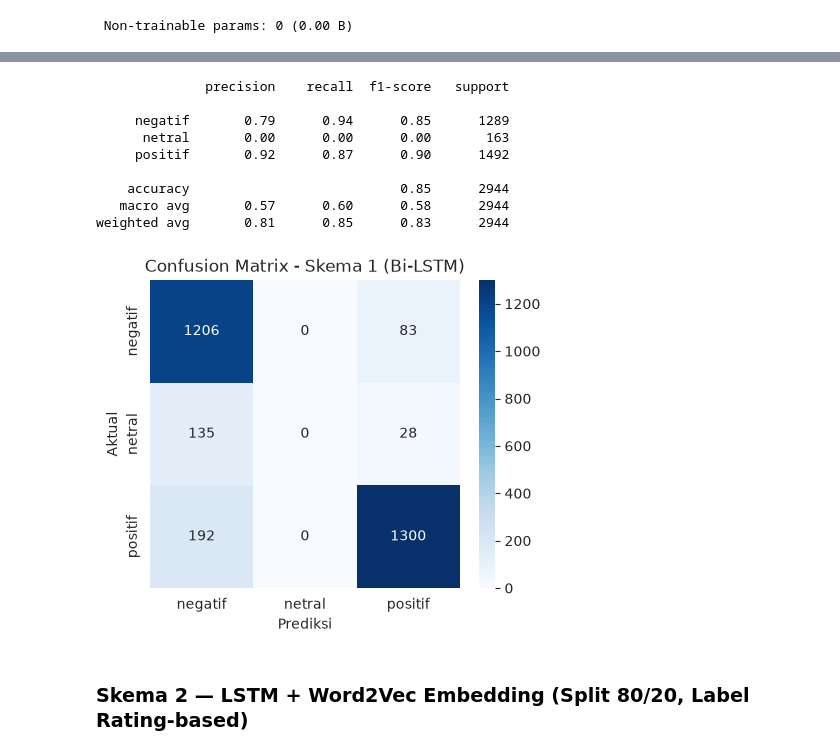
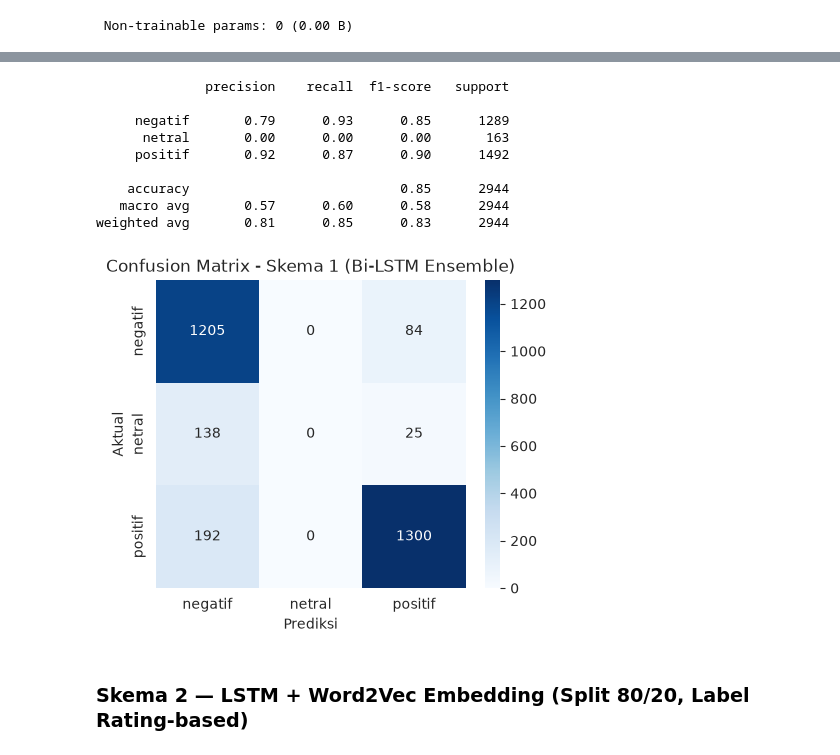
Before and after one commit to Zevhys/dl-1, a Jupyter notebook: notebooks/analisis_sentimen.ipynb, the cells around one changed output, grey strips where cells are left out. Cells and saved outputs as stored; diff of their text form; code cells hidden in the pictures.

```diff
--- a/notebooks/analisis_sentimen.ipynb
+++ b/notebooks/analisis_sentimen.ipynb
@@ -380,14 +396,30 @@ Model: "sequential"
 # %%
-es1 = EarlyStopping(monitor="val_accuracy", mode="max", patience=6, restore_best_weights=True)
-rlr1 = ReduceLROnPlateau(monitor="val_loss", factor=0.5, patience=2, min_lr=1e-5)
+ENSEMBLE_SEEDS = [42, 7, 123]
+train_probs1, test_probs1 = [], []
 
-history1 = model1.fit(
-    X_train1, y_train1,
-    validation_data=(X_test1, y_test1),
-    epochs=30, batch_size=32, callbacks=[es1, rlr1], verbose=2,
-)
+for seed in ENSEMBLE_SEEDS:
+    np.random.seed(seed)
+    tf.random.set_seed(seed)
 
-train_loss1, train_acc1 = model1.evaluate(X_train1, y_train1, verbose=0)
-test_loss1, test_acc1 = model1.evaluate(X_test1, y_test1, verbose=0)
-print(f"\nSKEMA 1 -> Train Accuracy: {train_acc1:.4f} | Test Accuracy: {test_acc1:.4f}")
+    model1 = build_bilstm_model(vocab_size1)
+    es1 = EarlyStopping(monitor="val_accuracy", mode="max", patience=6, restore_best_weights=True)
+    rlr1 = ReduceLROnPlateau(monitor="val_loss", factor=0.5, patience=2, min_lr=1e-5)
+    model1.fit(
+        X_train1, y_train1,
+        validation_data=(X_test1, y_test1),
+        epochs=30, batch_size=32, callbacks=[es1, rlr1], verbose=0,
+    )
+
+    train_probs1.append(model1.predict(X_train1, verbose=0))
+    test_probs1.append(model1.predict(X_test1, verbose=0))
+    seed_test_acc = (np.argmax(test_probs1[-1], axis=1) == y_test1).mean()
+    print(f"  seed={seed} -> test_acc={seed_test_acc:.4f}")
+
+avg_train_probs1 = np.mean(train_probs1, axis=0)
+avg_test_probs1 = np.mean(test_probs1, axis=0)
+y_pred1 = np.argmax(avg_test_probs1, axis=1)
+
+train_acc1 = (np.argmax(avg_train_probs1, axis=1) == y_train1).mean()
+test_acc1 = (y_pred1 == y_test1).mean()
+print(f"\nSKEMA 1 (ensemble) -> Train Accuracy: {train_acc1:.4f} | Test Accuracy: {test_acc1:.4f}")
 # %% [output]
@@ -414,24 +437,23 @@ SKEMA 1 -> Train Accuracy: 0.8926 | Test Accuracy: 0.8512
 # %%
-y_pred1 = np.argmax(model1.predict(X_test1, verbose=0), axis=1)
 print(classification_report(y_test1, y_pred1, target_names=LABEL_ORDER))
 
 cm1 = confusion_matrix(y_test1, y_pred1)
 plt.figure(figsize=(5, 4))
 sns.heatmap(cm1, annot=True, fmt="d", cmap="Blues", xticklabels=LABEL_ORDER, yticklabels=LABEL_ORDER)
-plt.title("Confusion Matrix - Skema 1 (Bi-LSTM)")
+plt.title("Confusion Matrix - Skema 1 (Bi-LSTM Ensemble)")
 plt.xlabel("Prediksi"); plt.ylabel("Aktual")
 plt.show()
 # %% [output]
               precision    recall  f1-score   support
 
-     negatif       0.79      0.94      0.85      1289
+     negatif       0.79      0.93      0.85      1289
       netral       0.00      0.00      0.00       163
      positif       0.92      0.87      0.90      1492
 
     accuracy                           0.85      2944
    macro avg       0.57      0.60      0.58      2944
 weighted avg       0.81      0.85      0.83      2944
-[figure, old version]
+[figure, new version]
 # %% [markdown]
 ### Skema 2 — LSTM + Word2Vec Embedding (Split 80/20, Label Rating-based)
 # %%
```
Also changed, not shown: parts of 21 cells of this notebook, 1 other file.
